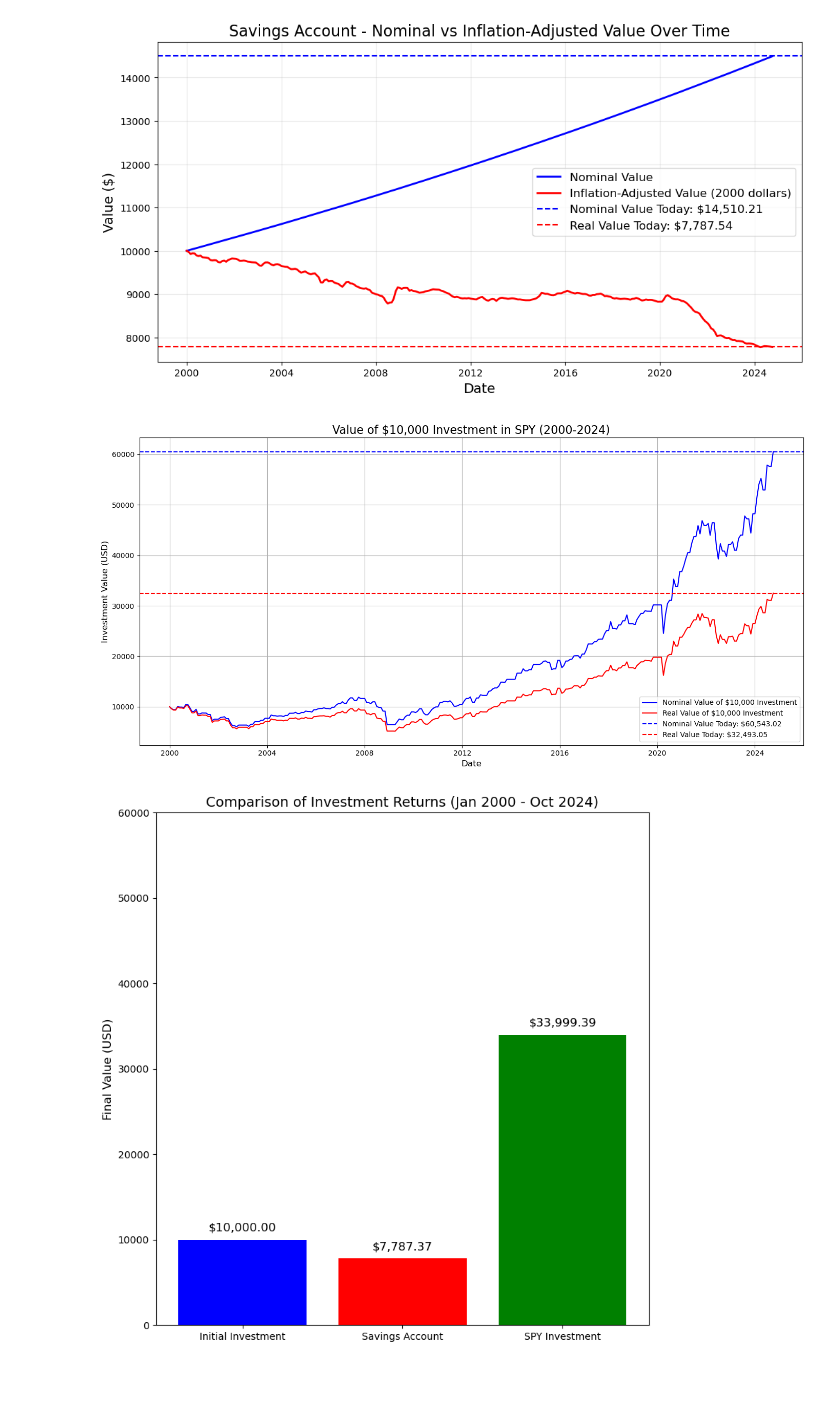
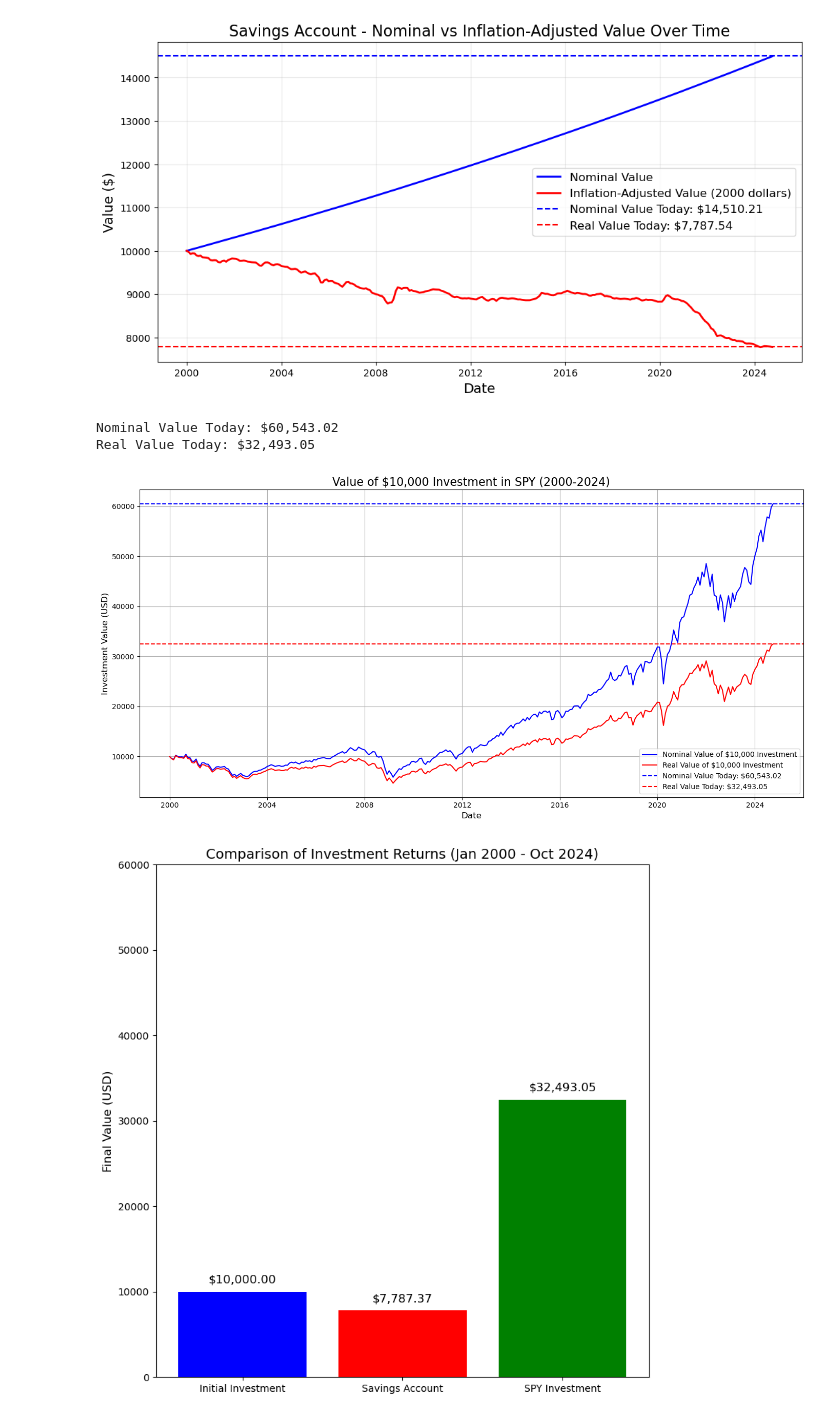
Before and after one commit to dhcchh/SPY-Analytics-Forecasting-Project, a Jupyter notebook: Notebooks-Analysis/analysis_real.ipynb, the cells around one changed output. Cells and saved outputs as stored; diff of their text form; code cells hidden in the pictures; blank space fills up the shorter version.

```diff
--- a/Notebooks-Analysis/analysis_real.ipynb
+++ b/Notebooks-Analysis/analysis_real.ipynb
@@ -296,28 +250,44 @@ plt.savefig("savings_account_plot.png", dpi=300)
 plt.show()
 # %% [output]
 [figure]
+# %%
+# Initialize investment
+initial_investment = 10000
+
+# Calculate nominal and real investment values
+nominal_inv_10k = (merged_df["close_price"] / merged_df["close_price"].iloc[0]) * initial_investment
+real_inv_10k = (merged_df["real_price"] / merged_df["real_price"].iloc[0]) * initial_investment
+
+# Add calculated values to the merged DataFrame
+merged_df["nominal_inv_10k"] = nominal_inv_10k
+merged_df["real_inv_10k"] = real_inv_10k
+
+# Get the final values
+nominal_value_today = nominal_inv_10k.iloc[-1]
+real_value_today = real_inv_10k.iloc[-1]
+
+# Print the results
+print(f"Nominal Value Today: ${nominal_value_today:,.2f}")
+print(f"Real Value Today: ${real_value_today:,.2f}")
+# %% [output]
+Nominal Value Today: $60,543.02
+Real Value Today: $32,493.05
 # %%
-# Calculate the value of the investment over time
-initial_investment = 10000  # Initial investment of $10,000
-real_inv_10k = (spy["real_price"] / spy["real_price"].iloc[0]) * initial_investment
-nominal_inv_10k = (spy["close_price"] / spy["close_price"].iloc[0]) * initial_investment
-
-# Get the last values for axhline
-nominal_value_today = nominal_inv_10k.iloc[-1]
-real_value_today = real_inv_10k.iloc[-1]
-
 # Create the plot
 plt.figure(figsize=(14, 7))
 
 # Plot the investment value over time
 plt.plot(
-    spy["date"],
-    nominal_inv_10k,
+    merged_df["date"],
+    merged_df["nominal_inv_10k"],
     color="blue",
     label="Nominal Value of $10,000 Investment",
 )
 plt.plot(
-    spy["date"], real_inv_10k, color="red", label="Real Value of $10,000 Investment"
+    merged_df["date"],
+    merged_df["real_inv_10k"],
+    color="red",
+    label="Real Value of $10,000 Investment",
 )
 
 # Add horizontal lines for the final values
@@ -344,37 +314,37 @@ plt.ylabel("Investment Value (USD)", fontsize=12)
 plt.legend()
 plt.grid(True)
 
-# Display Plot
+# Save and display the plot
 plt.tight_layout()
 plt.savefig("10k_spy.png")
 plt.show()
 # %% [output]
-[figure, old version]
+[figure, new version]
 # %%
 """
 Now given the returns from each medium, we visualise our returns
 """
 
-spy_final_real_value = 33999.39
+spy_final_real_value = 32493.05
 savings_final_real_value = 7787.37
 initial_investment = 10000
 
 categories = ["Initial Investment", "Savings Account", "SPY Investment"]
 values = [initial_investment, savings_final_real_value, spy_final_real_value]
 
 plt.figure(figsize=(8, 8))
 plt.bar(categories, values, color=["blue", "red", "green"])
 
 plt.title("Comparison of Investment Returns (Jan 2000 - Oct 2024)", fontsize=14)
 plt.ylabel("Final Value (USD)", fontsize=12)
 plt.ylim(0, 60000)
 
 
 for i, v in enumerate(values):
     plt.text(i, v + 1000, f"${v:,.2f}", ha="center", fontsize=12)
 
 plt.tight_layout()
 plt.savefig("returns_10k.png")
 plt.show()
 # %% [output]
-[figure, old version]
+[figure, new version]
```
Also changed, not shown: parts of 21 cells of this notebook.
